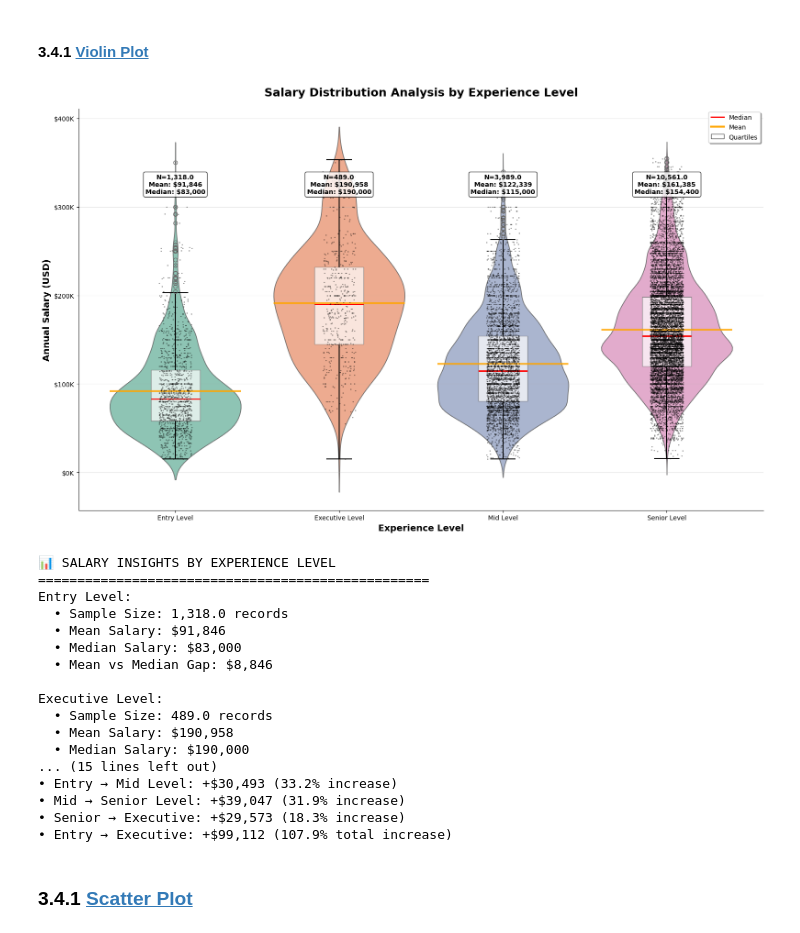
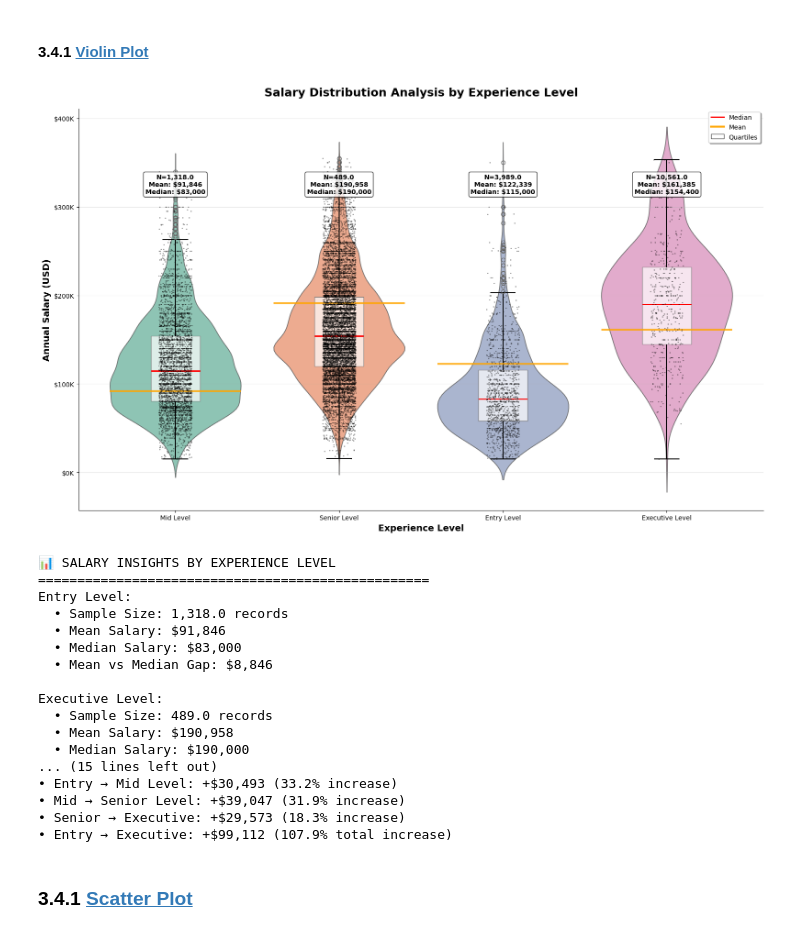
Before and after one commit to YanCotta/SDS-CP032-mlpaygrade, a Jupyter notebook: submissions/team-members/Teslim-Adeyanju/notebook.ipynb, the cells around one changed output. Drawn from its saved outputs; the diff is of its cells as text; code cells hidden in the pictures.

```diff
--- a/submissions/team-members/Teslim-Adeyanju/notebook.ipynb
+++ b/submissions/team-members/Teslim-Adeyanju/notebook.ipynb
@@ -1025,12 +1025,12 @@ data = pd.read_csv('df_clean.csv')
 fig, ax = plt.subplots(figsize=(16, 10))
 
 # Create enhanced violin plot with updated syntax
-violin_parts = sns.violinplot(x='experience_level', y='salary_in_usd', data=df_clean,
+violin_parts = sns.violinplot(x='experience_level', y='salary_in_usd', data=data,
                              inner=None, hue='experience_level', palette='Set2',
                              alpha=0.8, legend=False, ax=ax)
 
 # Add box plot overlay for quartiles
-sns.boxplot(x='experience_level', y='salary_in_usd', data=df_clean,
+sns.boxplot(x='experience_level', y='salary_in_usd', data=data,
            width=0.3, boxprops=dict(alpha=0.7, facecolor='white'),
            whiskerprops=dict(color='black', linewidth=1.5),
            capprops=dict(color='black', linewidth=1.5),
@@ -1077,34 +1077,34 @@ legend_elements = [
 ]
 ax.legend(handles=legend_elements, loc='upper right', frameon=True,
          fancybox=True, shadow=True)
 
 plt.tight_layout()
 plt.show()
 
 # Print summary insights
 print("📊 SALARY INSIGHTS BY EXPERIENCE LEVEL")
 print("=" * 50)
 for level, stats in experience_stats.iterrows():
     print(f"{level}:")
     print(f"  • Sample Size: {stats['count']:,} records")
     print(f"  • Mean Salary: ${stats['mean']:,.0f}")
     print(f"  • Median Salary: ${stats['median']:,.0f}")
     print(f"  • Mean vs Median Gap: ${stats['mean'] - stats['median']:,.0f}")
     print()
 
 # Calculate salary growth between levels
 entry_mean = experience_stats.loc['Entry Level', 'mean']
 mid_mean = experience_stats.loc['Mid Level', 'mean']
 senior_mean = experience_stats.loc['Senior Level', 'mean']
 exec_mean = experience_stats.loc['Executive Level', 'mean']
 
 print("💡 CAREER PROGRESSION INSIGHTS:")
 print(f"• Entry → Mid Level: +${mid_mean - entry_mean:,.0f} ({((mid_mean/entry_mean - 1)*100):,.1f}% increase)")
 print(f"• Mid → Senior Level: +${senior_mean - mid_mean:,.0f} ({((senior_mean/mid_mean - 1)*100):,.1f}% increase)")
 print(f"• Senior → Executive: +${exec_mean - senior_mean:,.0f} ({((exec_mean/senior_mean - 1)*100):,.1f}% increase)")
 print(f"• Entry → Executive: +${exec_mean - entry_mean:,.0f} ({((exec_mean/entry_mean - 1)*100):,.1f}% total increase)")
 # %% [output]
-[figure, old version]
+[figure, new version]
 📊 SALARY INSIGHTS BY EXPERIENCE LEVEL
 ==================================================
 Entry Level:
```
Also changed, not shown: parts of 54 cells of this notebook, 4 other files.
